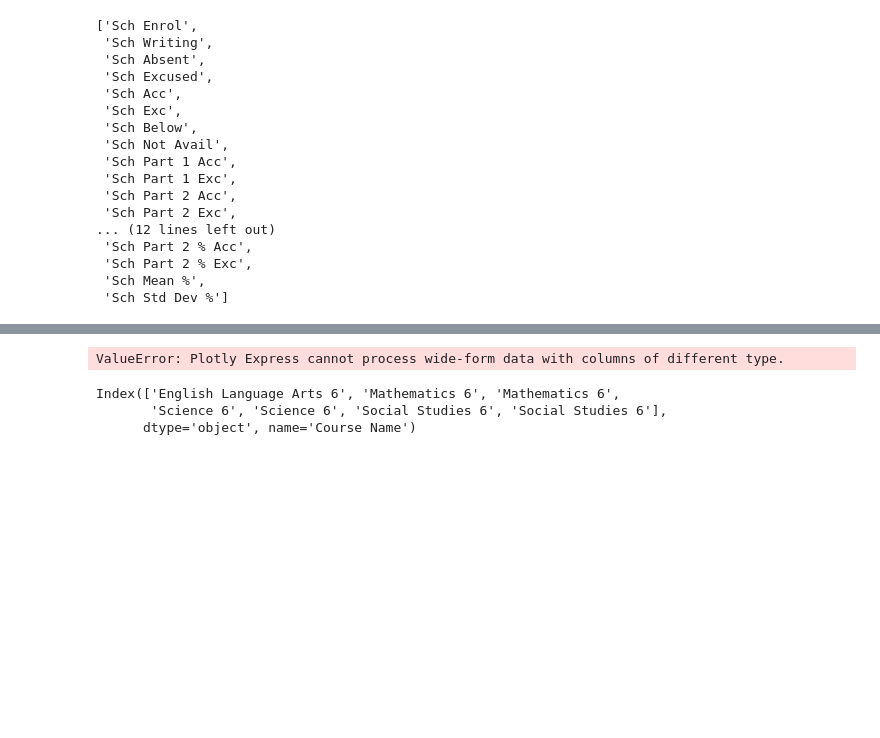
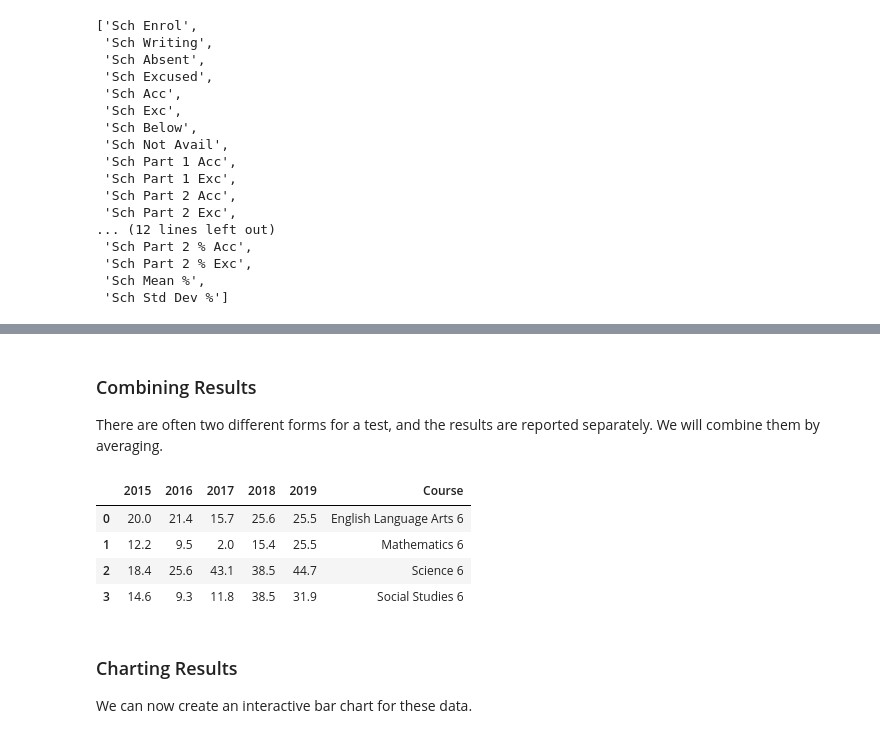
Before and after one commit to callysto/interesting-problems, a Jupyter notebook: notebooks/pat-results-visualizations.ipynb, the cells around one changed output, grey strips where cells are left out. Drawn from its saved outputs; the diff is of its cells as text; code cells hidden in the pictures; blank space fills up the shorter version.

```diff
--- a/notebooks/pat-results-visualizations.ipynb
+++ b/notebooks/pat-results-visualizations.ipynb
@@ -82,0 +107,9 @@ Pleasant Ridge Colony School
+# %%
+for school in data[data['Authority Name']==authority]['School Name'].unique():
+    courses = data[data['School Name']==school]['Course Name'].unique()
+    grades = []
+    for course in courses:
+        grade = course[-1:]
+        if grade not in grades:
+            grades.append(grade)
+    print(school, grades)
@@ -201,10 +240,21 @@ px.line(sd[columns_to_graph].set_index('Course Name').iloc[0])
-# %%
-px.line(sd[columns_to_graph])
-# %% [output]
-ValueError: Plotly Express cannot process wide-form data with columns of different type.
-# %%
-sd[columns_to_graph].set_index('Course Name').index
-# %% [output]
-Index(['English Language Arts 6', 'Mathematics 6', 'Mathematics 6',
-       'Science 6', 'Science 6', 'Social Studies 6', 'Social Studies 6'],
-      dtype='object', name='Course Name')
+# %% [markdown]
+### Combining Results
+
+There are often two different forms for a test, and the results are reported separately. We will combine them by averaging.
+# %%
+sd2 = pd.DataFrame()
+for course in sd1['Course Name'].unique():
+    averages = sd1[sd1['Course Name']==course].mean()
+    averages.loc['Course'] = course
+    sd2 = sd2.append(averages, ignore_index=True)
+sd2
+# %% [output]
+|  | 2015 | 2016 | 2017 | 2018 | 2019 | Course |
+| 0 | 20.0 | 21.4 | 15.7 | 25.6 | 25.5 | English Language Arts 6 |
+| 1 | 12.2 | 9.5 | 2.0 | 15.4 | 25.5 | Mathematics 6 |
+| 2 | 18.4 | 25.6 | 43.1 | 38.5 | 44.7 | Science 6 |
+| 3 | 14.6 | 9.3 | 11.8 | 38.5 | 31.9 | Social Studies 6 |
+# %% [markdown]
+### Charting Results
+
+We can now create an interactive bar chart for these data.
```
Also changed, not shown: parts of 24 cells of this notebook.
